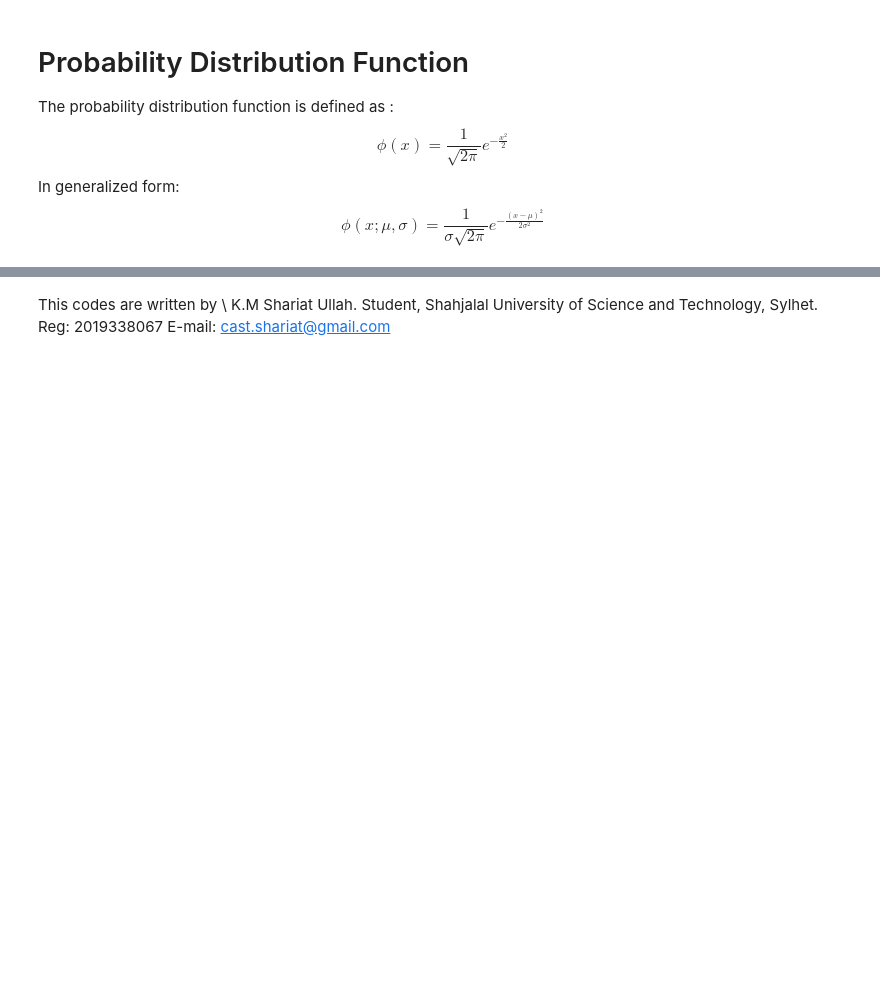
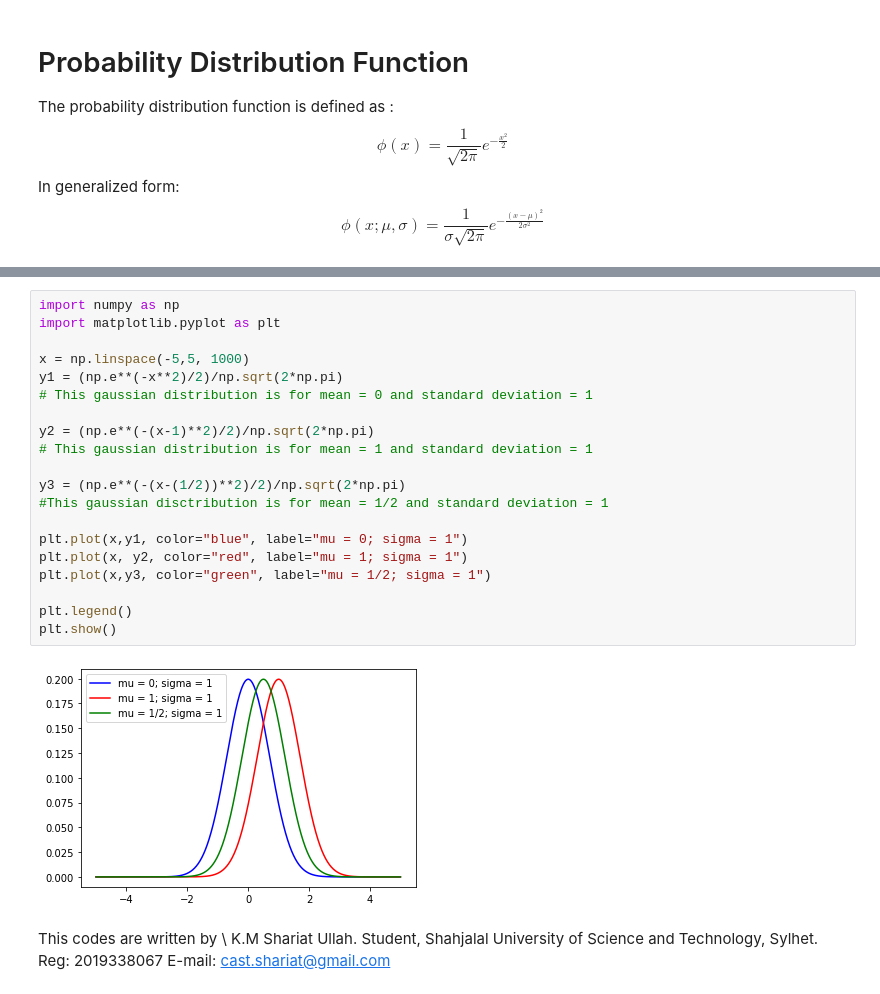
Before and after one commit to kmshariat/signal, a Jupyter notebook: Normal_Distribution.ipynb, the cells around one changed output, grey strips where cells are left out. Saved outputs shown, nothing was run; the diff lists cells and outputs as text; blank space fills up the shorter version.

```diff
--- a/Normal_Distribution.ipynb
+++ b/Normal_Distribution.ipynb
@@ -20,3 +31,25 @@ plt.show()
+# %%
+import numpy as np
+import matplotlib.pyplot as plt
+
+x = np.linspace(-5,5, 1000)
+y1 = (np.e**(-x**2)/2)/np.sqrt(2*np.pi)
+# This gaussian distribution is for mean = 0 and standard deviation = 1
+
+y2 = (np.e**(-(x-1)**2)/2)/np.sqrt(2*np.pi)
+# This gaussian distribution is for mean = 1 and standard deviation = 1
+
+y3 = (np.e**(-(x-(1/2))**2)/2)/np.sqrt(2*np.pi)
+#This gaussian disctribution is for mean = 1/2 and standard deviation = 1
+
+plt.plot(x,y1, color="blue", label="mu = 0; sigma = 1")
+plt.plot(x, y2, color="red", label="mu = 1; sigma = 1")
+plt.plot(x,y3, color="green", label="mu = 1/2; sigma = 1")
+
+plt.legend()
+plt.show()
+# %% [output]
+[figure, added]
 # %% [markdown]
 This codes are written by \\
 K.M Shariat Ullah. Student, Shahjalal University of Science and Technology, Sylhet. Reg: 2019338067
```
Also changed, not shown: parts of 2 cells of this notebook.
